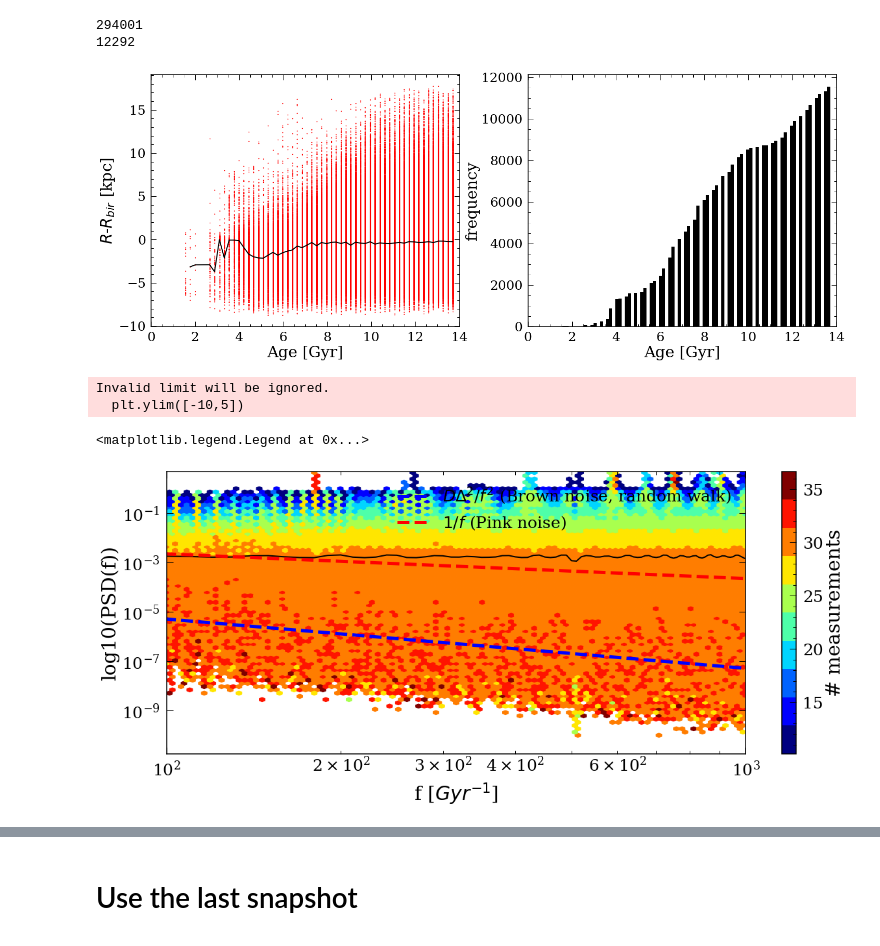
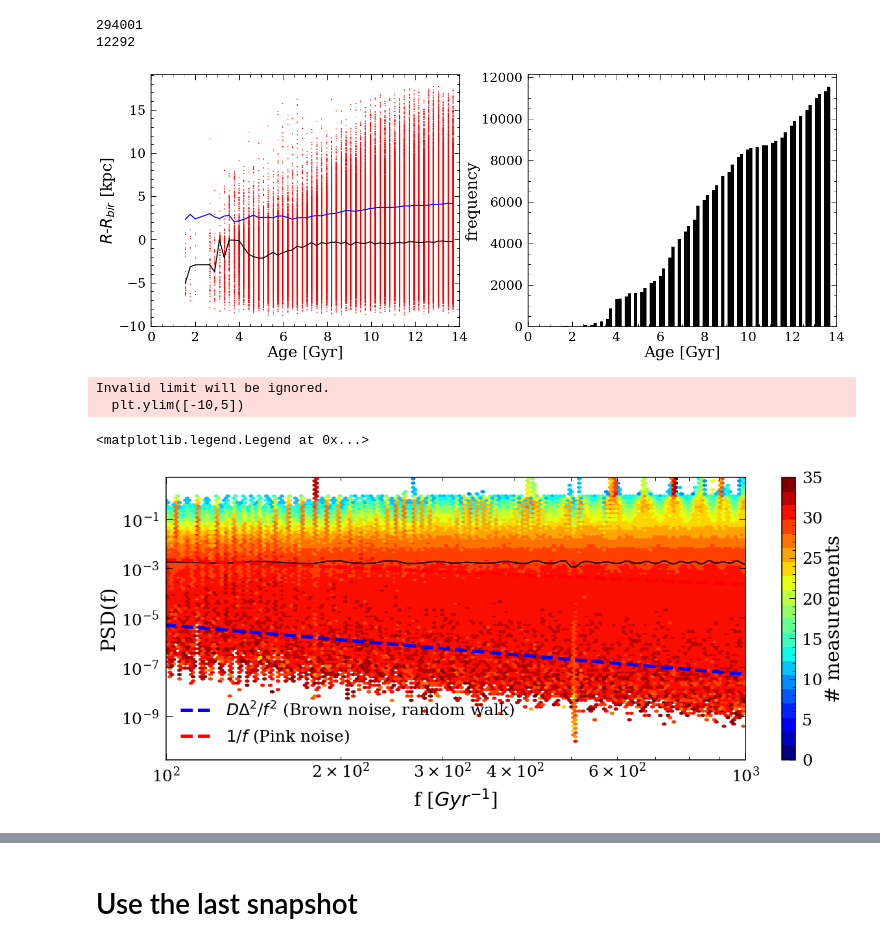
Before and after one commit to lyx12311/Subdiffusion, a Jupyter notebook: SimulationPSD.ipynb, the cells around one changed output, grey strips where cells are left out. Drawn from its saved outputs; the diff is of its cells as text; code cells hidden in the pictures.

Commit message:
add in circular orbits

```diff
--- a/SimulationPSD.ipynb
+++ b/SimulationPSD.ipynb
@@ -25,3 +25,5 @@ snapshotnames = np.load('../TNGRbirth/Tobias/snapshots.npy')
 ages = np.load('../TNGRbirth/Tobias/cosmictime.npy')
 # %%
 agelookup = {snapshotnames[i]:ages[i] for i in range(len(ages))}
+# %%
+snapshotlookup = {ages[i]:snapshotnames[i] for i in range(len(ages))}
@@ -54,7 +60,7 @@ print(len(IDs))
 294001
 12292
 # %%
-def SlideMed(age, dr, window, slide):
+def SlideMed(age, dr, window, slide, fn=np.median):
     age, dr = np.array(age), np.array(dr)
     minage, maxage = min(age), max(age)
     npoints = int((maxage-minage)/slide)
@@ -68,7 +74,7 @@ def SlideMed(age, dr, window, slide):
         else:
             m_w = ((age>(i*slide-window+minage))&(age<(i*slide+window+minage)))
         #print(sum(m_w))
-        medage[i], meddr[i] = np.median(age[m_w]), np.median(dr[m_w])
+        medage[i], meddr[i] = np.mean(age[m_w]), fn(dr[m_w])
     m_nan = (meddr==meddr)
     medage, meddr = medage[m_nan], meddr[m_nan]
     return medage, meddr
@@ -78,10 +84,10 @@ xfs = np.zeros(0)
 PSDs = np.zeros(0)
 nums = np.zeros(0)
 ages_PSD = np.array([agelookup[j] for j in snaps])
-
+circular = np.zeros(0)
 freqs = np.linspace(0.1,1e3,1000)
 for i in trange(len(IDs)):
-    data_star = data.loc[data['iord']==IDs[i]]
+    data_star = data_sr.loc[data_sr['iord']==IDs[i]]
 
     R = np.sqrt(data_star[xcols].values[0]**2+data_star[ycols].values[0]**2)
     drs = R-data_star['Rbir'].values
@@ -89,23 +95,30 @@ for i in trange(len(IDs)):
     m = (drs==drs)
     age, drs = ages_PSD[m], drs[m]
 
+    snap_bir = snapshotlookup[age[0]]
+    x_bir, y_bir, z_bir, vx_bir, vy_bir, vz_bir = data_star['x_'+snap_bir].values[0], data_star['y_'+snap_bir].values[0], data_star['z_'+snap_bir].values[0], data_star['vx_'+snap_bir].values[0], data_star['vy_'+snap_bir].values[0], data_star['vz_'+snap_bir].values[0]
+
     if len(age)<10:
         continue
 
     # do fft
+
     power = LombScargle(age, drs).power(freqs)
     xfs = np.append(xfs,freqs)
     FFTp = np.array(power, dtype=float)
     PSDs = np.append(PSDs, FFTp**2)
     nums = np.append(nums, len(age)*np.ones(len(FFTp)))
+    circular = np.append(circular, np.dot([x_bir, y_bir, z_bir], [vx_bir, vy_bir, vz_bir]))
 # %%
 from scipy.ndimage import gaussian_filter1d
 plt.figure(figsize=(20,8))
 plt.subplot(1,2,1)
 age_order, dr_order = zip(*sorted(zip(cosmictime, dr)))
 plt.scatter(age_order, dr_order,s=1,c='r')
-age_smooth, dr_smooth = SlideMed(age_order, dr_order, 0.0025/2, 0.0025)
+age_smooth, dr_smooth = SlideMed(age_order, dr_order, 0.005, 0.002)
+age_std, dr_std = SlideMed(age_order, dr_order, 0.005, 0.002, fn=np.std)
 plt.plot(age_smooth, dr_smooth,'k-')
+plt.plot(age_std, dr_std,'b-')
 plt.xlabel('Age [Gyr]')
 plt.ylabel('$R$-$R_{bir}$ [kpc]')
 plt.xlim([0,14])
@@ -117,34 +130,34 @@ plt.ylabel('frequency')
 plt.xlim([0,14])
 plt.tight_layout()
 # %% [output]
-[figure, old version]
+[figure, new version]
 # %%
 m = (PSDs==PSDs)
 xfs, PSDs, nums = xfs[m], PSDs[m], nums[m]
 # %%
 # do every star
 plt.figure(figsize=(20,8))
-cmap = plt.cm.get_cmap('jet',10)
+cmap = plt.cm.get_cmap('jet',20)
 plt.hexbin(np.array(xfs), np.array(PSDs), C = np.array(nums), yscale='log', xscale='log', extent=(2,3,-10,5),
-          mincnt = 10, gridsize=100, cmap=cmap)
+          mincnt = 10, gridsize=150, cmap=cmap,vmin=0,vmax=35)
 xfs_smooth, PSDs_smooth = SlideMed(xfs, PSDs, 10, 10)
 plt.loglog(xfs_smooth, PSDs_smooth, 'k-')
 plt.xlabel('f [$Gyr^{-1}$]')
-plt.ylabel('log10(PSD(f))')
+plt.ylabel('PSD(f)')
 plt.xlim([100,1000])
 plt.ylim([-10,5])
 cb = plt.colorbar()
 cb.set_label('# measurements')
 
 A2 = 1
 A1 = 1
 plt.plot(xfs_smooth, A2*np.mean(np.diff(ages))**2/xfs_smooth**2, 'b--',label='$DΔ^2/f^2$ (Brown noise, random walk)',linewidth=5)
 plt.plot(xfs_smooth, A1*np.mean(np.diff(ages))/xfs_smooth, 'r--',label='$1/f$ (Pink noise)',linewidth=5)
 
-plt.legend()
+plt.legend(loc=3)
 # %% [output]
 Invalid limit will be ignored.
   plt.ylim([-10,5])
 <matplotlib.legend.Legend at 0x...>
-[figure, old version]
+[figure, new version]
 # %%
```
Also changed, not shown: parts of 16 cells of this notebook, 2 other files.
